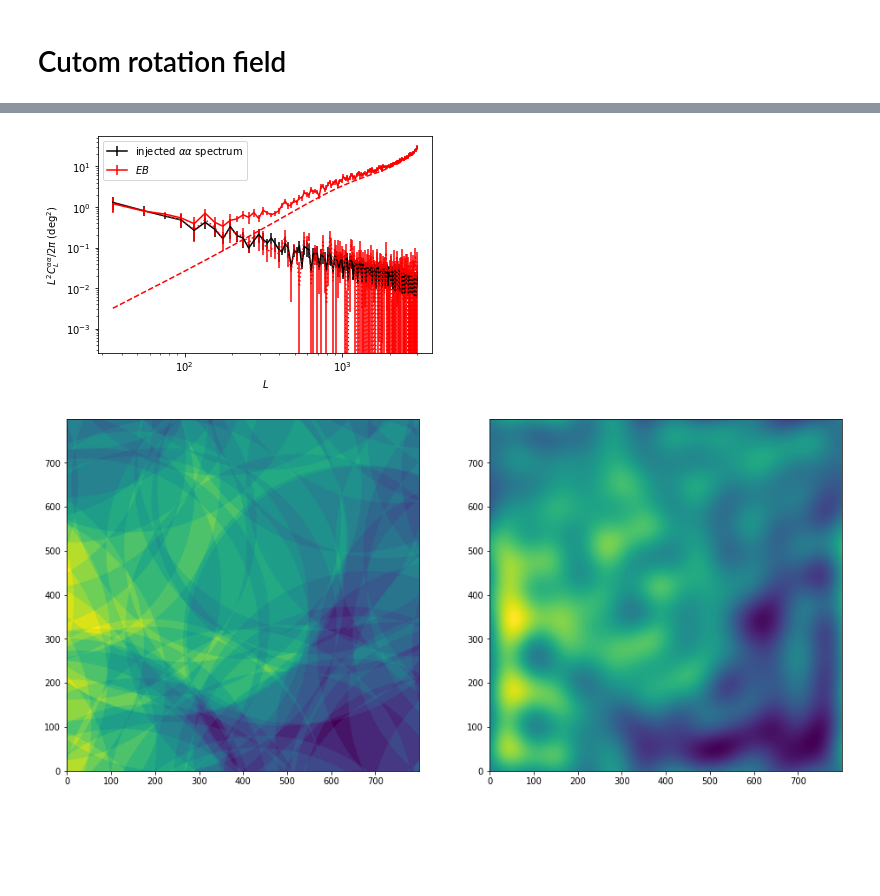
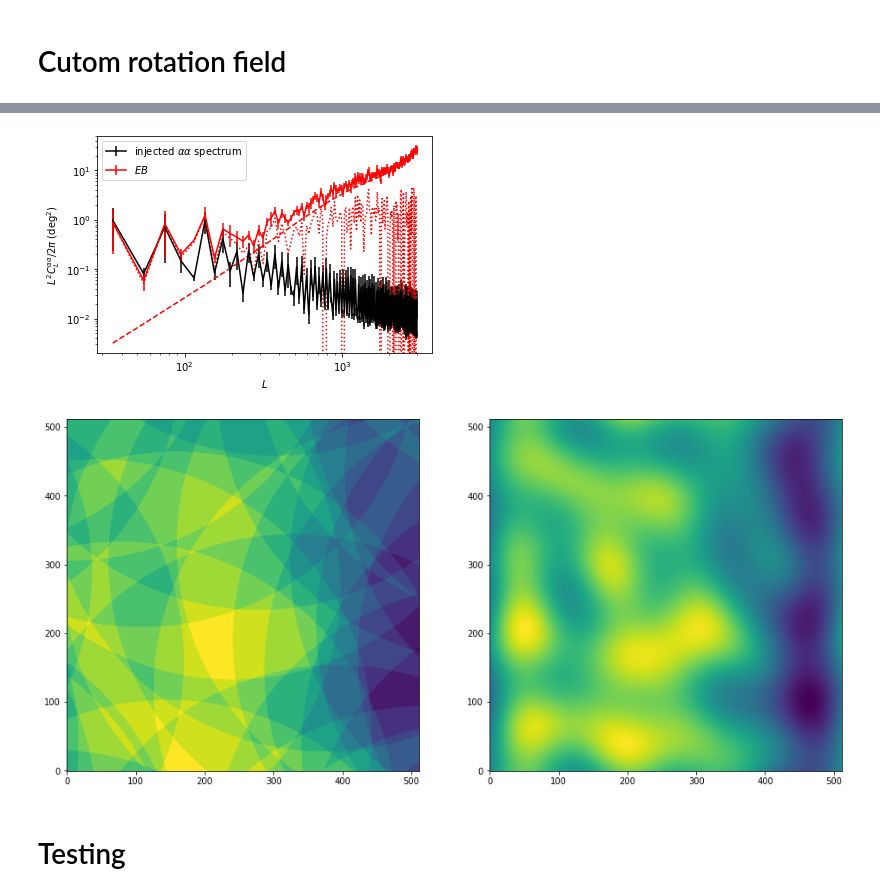
Before and after one commit to winstonyin/cmb_simulation, a Jupyter notebook: cmb_simulation.ipynb, the cells around one changed output, grey strips where cells are left out. Saved outputs shown, nothing was run; the diff lists cells and outputs as text; code cells hidden in the pictures; blank space fills up the shorter version.

```diff
--- a/cmb_simulation.ipynb
+++ b/cmb_simulation.ipynb
@@ -397,3 +386,5 @@ def C_aa(f_sub):
+# %%
+C_aa = getCaa()
 # %%
 f_sub = 0.8
 d = 1/60/180*np.pi
@@ -465,33 +456,3 @@ plt.show()
 [figure]
 # %% [markdown]
 # Cutom rotation field
-# %%
-# individual string
-# def rotationFromSingleStraightString(N, A, th, shift):
-#     '''
-#     A : float
-#         Anomaly coefficient, typically O(1)
-#     th : float
-#         Angle of string in rad
-#     shift : float
-#         Horizontal displacement of string
-#     '''
-#     a_em = 1/137.036 # fine structure constant
-#     half_angle = A*a_em/2
-
-def rotationFromSingleCircularString(N, A, r, shift, parity):
-    a_em = 1/137.036 # fine structure constant
-    rot_angle = A*a_em
-    xs, ys = np.meshgrid(range(N), range(N))
-    x0, y0 = shift
-    inside = (xs-x0)**2 + (ys-y0)**2 < r**2
-    a = rot_angle * inside * parity
-    return a
-
-def rotationFromCircularStrings(N, A, r, n):
-    shifts = np.random.random((n, 2)) * (N + 2*r) - r # random circle centres
-    parities = np.random.randint(0, 2, n) * 2 - 1 # random +-1
-    a = np.zeros((N, N))
-    for i in range(n):
-        a += rotationFromSingleCircularString(N, A, r, shifts[i], parities[i])
-    return a
@@ -503,7 +461,7 @@ plt.imshow(rotationFromCircularStrings(800, 1, 500, 100))
 # %%
 d = 1/60/180*np.pi
-N = 800
-a = CMBMap(d, N, real=rotationFromCircularStrings(N, 1, 400, 100))
+N = 512
+a = CMBMap(d, N, real=rotationFromCircularStrings(N, 1, 400, 50))
 cmb = CMBSpectra(powers)
 teb = cmb.generatePrimordialMaps(d, N)
 p = cmb.generateLensingPotential(d, N)
@@ -519,29 +477,37 @@ teb_len_rot_obs = detector.addNoise(teb_len_rot) # rotation and lensing
 # %%
 # rotated
 lmin = 5
 lmax = 3000
 qe_rot = RotationEstimator(cmb, teb_len_rot_obs, detector, lensed=True)
 params = {'EB': 'r'}
 qe_rot_XY = dict()
 delta = 20
 
 a.binSpectrum(20, 5, 3000).plot(scale2deg, fmt='k-', label=r'injected $\alpha\alpha$ spectrum') # injected alpha-alpha spectrum
 for key, param in params.items():
     qe_rot_XY[key] = qe_rot.evaluateQE(key, lmin, lmax)
     qe_rot_XY[key].binSpectrum(delta, lmin, lmax).plot(scale=scale2deg, fmt=param+'-', label='$%s$'%key) # estimator auto spectrum
     qe_rot.plotNoise(key, lmin, lmax, delta, scale=scale2deg, errorbars=False, logaxis='both', fmt=param+'--') # reconstruction noise spectrum
-    binnedCorrelation(a, qe_rot_XY[key], delta, lmin, lmax).plot(scale=scale2deg, fmt=param+':')
+    # binnedCorrelation(a, qe_rot_XY[key], delta, lmin, lmax).plot(scale=scale2deg, fmt=param+':')
+
+### estimator auto spectrum minus noise spectrum
+binned = qe_rot_XY['EB'].binSpectrum(delta, lmin, lmax)
+N_avg = Averager(d, qe_rot.noise['EB'], delta, lmin, lmax)
+N_fun = interp1d(N_avg.ls, N_avg.means)
+plt.plot(binned.ls, (binned.means - N_fun(binned.ls)) * scale2deg(binned.ls), 'r:')
 
 plt.xlabel('$L$')
 plt.ylabel(r'$L^2 C^{\alpha\alpha}_L / 2\pi$ (deg$^2$)')
 plt.legend()
 plt.show()
 # validate: solid lines (estimator auto spectra) follow dashed lines (reconstruction noise)
 # %% [output]
-[figure, old version]
+[figure, new version]
 # %%
 lmask = modl(*get_ls(d, N)) < 200
 qe_rot_EB = np.fft.irfft2(qe_rot_XY['EB'].f * lmask, s=(N, N))
 plot2Maps(a.r, qe_rot_EB)
 # %% [output]
-[figure, old version]
+[figure, new version]
+# %% [markdown]
+# Testing
```
Also changed, not shown: parts of 3 cells of this notebook, 3 other files.
